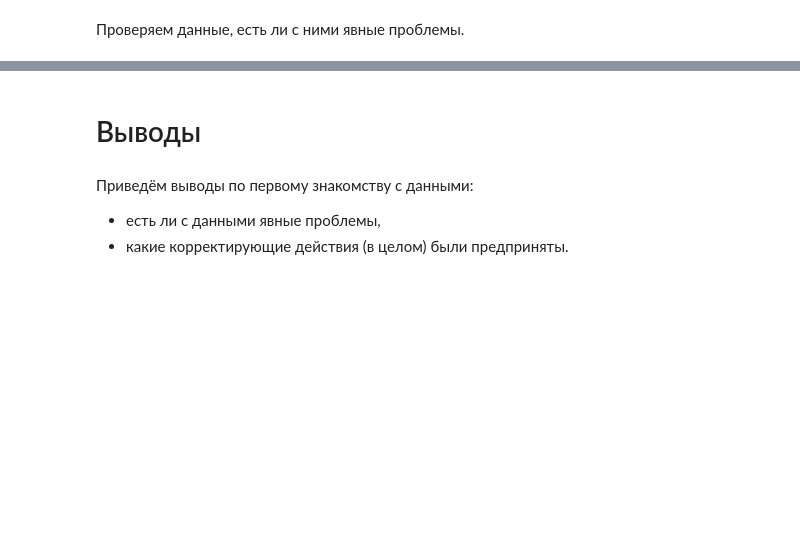
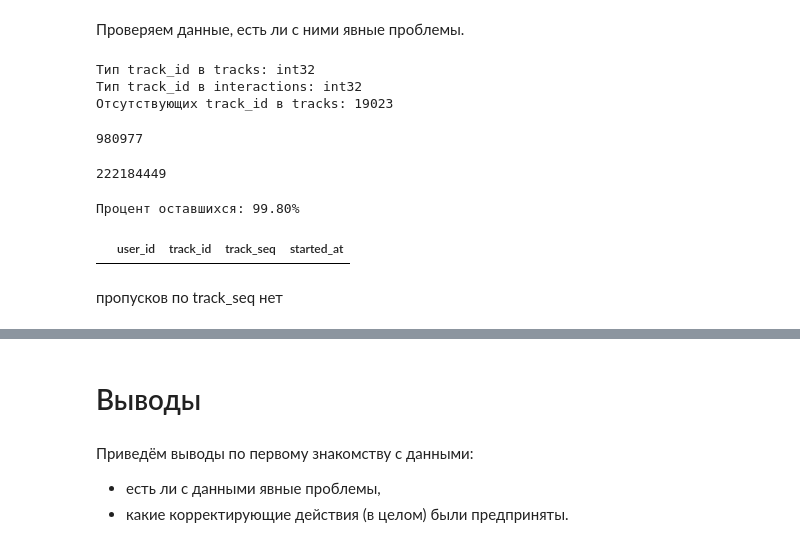
Before and after one commit to ozerge/mle-project-sprint-4-v001, a Jupyter notebook: recommendations.ipynb, the cells around one changed output, grey strips where cells are left out. Saved outputs shown, nothing was run; the diff lists cells and outputs as text; code cells hidden in the pictures; blank space fills up the shorter version.

```diff
--- a/recommendations.ipynb
+++ b/recommendations.ipynb
@@ -54,0 +264,10 @@ memory usage: 30.5+ MB
+# %%
+# Удаляем треки без жанров
+initial_count = len(tracks)
+track_id_without_genres = tracks[tracks["genres"].str.len() == 0]["track_id"]
+tracks = tracks[~tracks["track_id"].isin(track_id_without_genres)]
+final_count = len(tracks)
+
+print(f"Удалено треков: {initial_count - final_count:,}")
+print(f"Осталось треков: {final_count:,}")
+print("=" * 45)
@@ -54,0 +278,23 @@ memory usage: 30.5+ MB
+# %%
+# Объединяем все списки удаленных треков
+track_id_deleted = track_id_without_albums.tolist() + track_id_without_artists.tolist() + track_id_without_genres.tolist()
+
+print("📊 СТАТИСТИКА УДАЛЕННЫХ ТРЕКОВ")
+print("=" * 40)
+
+# Подсчитываем общую статистику
+total_deleted = len(track_id_deleted)
+unique_deleted = len(set(track_id_deleted))
+
+print(f"Всего удалено записей: {total_deleted:,}")
+print(f"Уникальных track_id: {unique_deleted:,}")
+
+# Статистика по исходным данным
+#initial_count = 1000000  # Замените на ваше исходное количество
+remaining_count = unique_count - unique_deleted
+
+print(f"\n📈 ОБЩАЯ СТАТИСТИКА:")
+print(f"Исходное количество треков: {unique_count:,}")
+print(f"Удалено уникальных треков: {unique_deleted:,}")
+print(f"Осталось треков: {remaining_count:,}")
+print(f"Процент удаленных: {unique_deleted/initial_count*100:.2f}%")
@@ -113,2 +416,34 @@ memory usage: 5.4 GB
 # %% [markdown]
 Проверяем данные, есть ли с ними явные проблемы.
+# %%
+interactions_clean = interactions[~interactions['track_id'].isin(track_id_deleted)].reset_index(drop=True)
+# %%
+# Убедимся, что теперь типы совпадают
+print(f"Тип track_id в tracks: {tracks['track_id'].dtype}")
+print(f"Тип track_id в interactions: {interactions['track_id'].dtype}")
+
+# Проверим, что все track_id из interactions есть в tracks
+missing_tracks = set(interactions['track_id']) - set(tracks['track_id'])
+print(f"Отсутствующих track_id в tracks: {len(missing_tracks)}")
+# %% [output]
+Тип track_id в tracks: int32
+Тип track_id в interactions: int32
+Отсутствующих track_id в tracks: 19023
+# %%
+interactions_clean["track_id"].nunique()
+# %% [output]
+980977
+# %%
+len(interactions_clean)
+# %% [output]
+222184449
+# %%
+print(f"Процент оставшихся: {len(interactions_clean)*100/len(interactions):.2f}%")
+# %% [output]
+Процент оставшихся: 99.80%
+# %%
+interactions_clean[interactions_clean["track_seq"].isnull()]
+# %% [output]
+|  | user_id | track_id | track_seq | started_at |
+# %% [markdown]
+пропусков по track_seq нет
```
Also changed, not shown: parts of 32 cells of this notebook, 1 other file.
